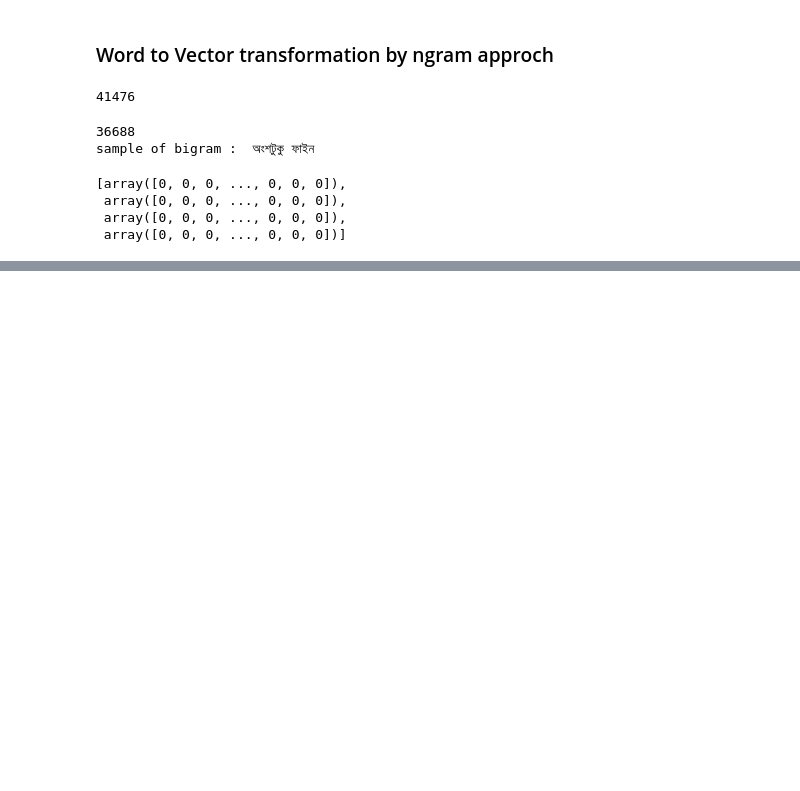
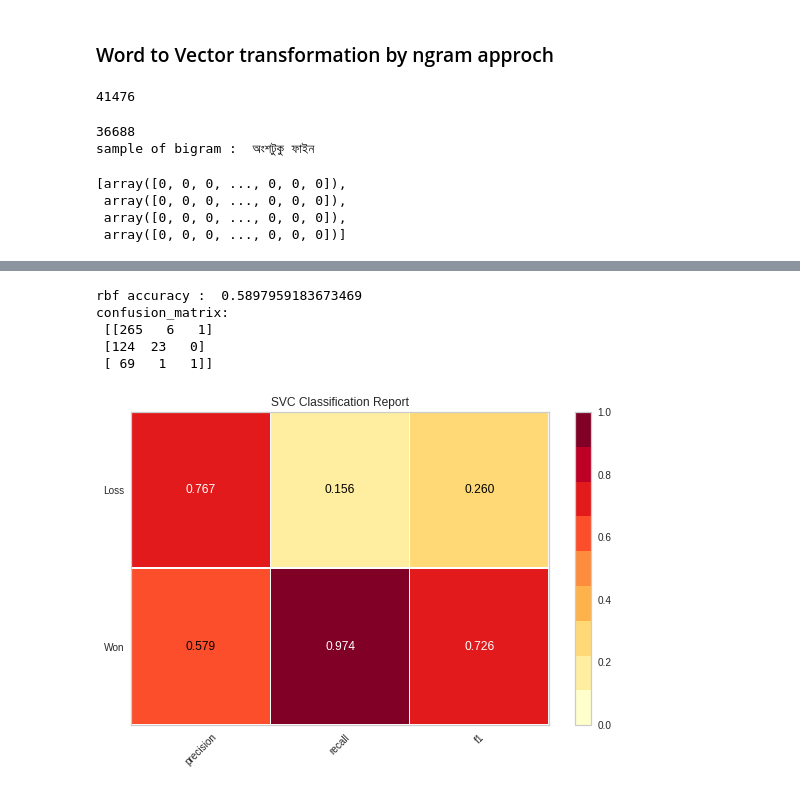
Before and after one commit to AkashBhuiyan/sentiment-analysis-bangla-language, a Jupyter notebook: Sentiment Analysis For Bangla Language.ipynb, the cells around one changed output, grey strips where cells are left out. Cells and saved outputs as stored; diff of their text form; code cells hidden in the pictures; blank space fills up the shorter version.

```diff
--- a/Sentiment Analysis For Bangla Language.ipynb
+++ b/Sentiment Analysis For Bangla Language.ipynb
@@ -195,0 +248,12 @@ dataForSVM[0:4]
+# %%
+rbf_svc = SVC(kernel='rbf', gamma=0.7, C=C)
+rbf_svc = rbf_svc.fit(X_train, y_train)
+calculate_accuracy(kernel='rbf', model=rbf_svc)
+report(model=rbf_svc)
+# %% [output]
+rbf accuracy :  0.5897959183673469
+confusion_matrix:
+ [[265   6   1]
+ [124  23   0]
+ [ 69   1   1]]
+[figure, added]
```
Also changed, not shown: parts of 25 cells of this notebook, 1 other file.
